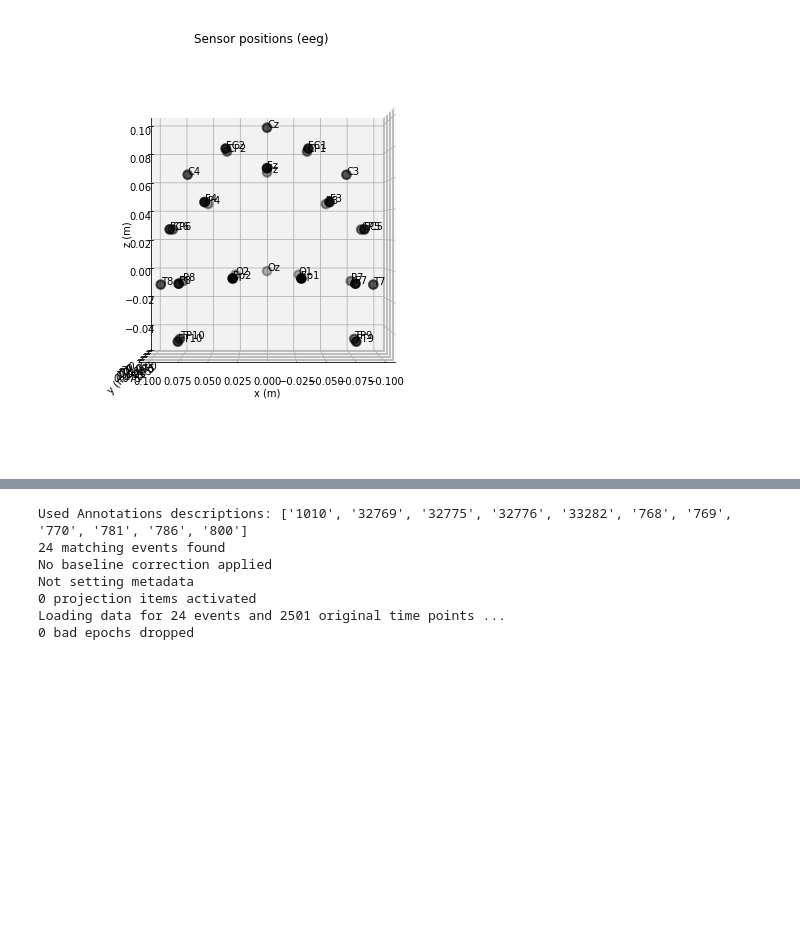
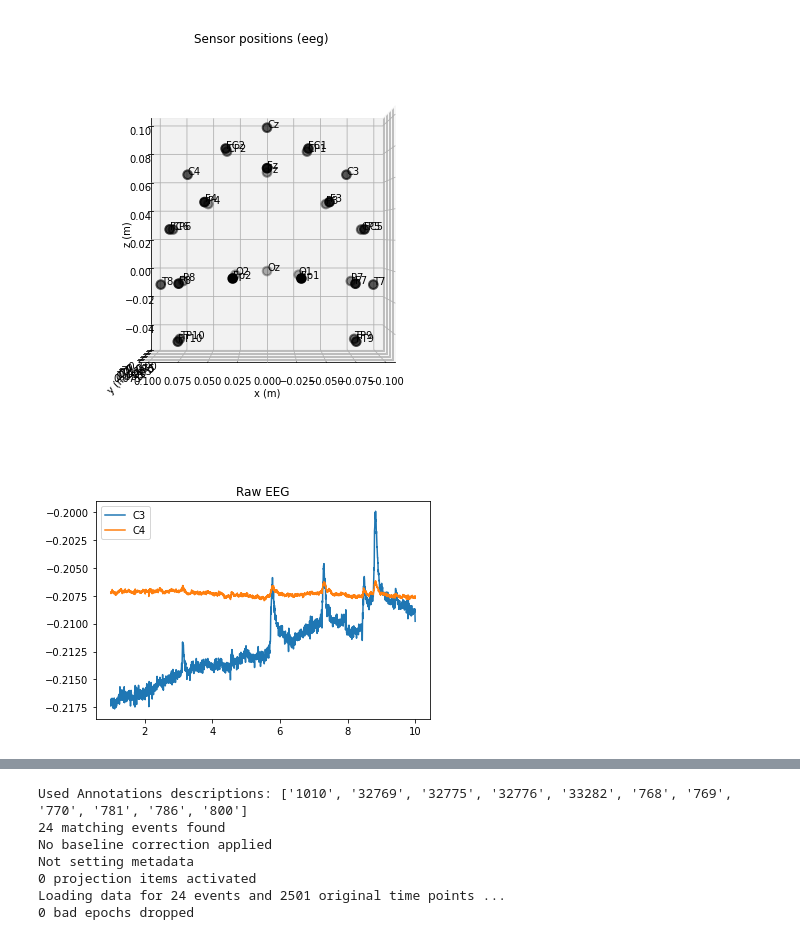
Before and after one commit to athanoid/eeg-mne-analysis, a Jupyter notebook: plot_decoding_csp_eeg.ipynb, the cells around one changed output, grey strips where cells are left out. Cells and saved outputs as stored; diff of their text form; code cells hidden in the pictures; blank space fills up the shorter version.

```diff
--- a/plot_decoding_csp_eeg.ipynb
+++ b/plot_decoding_csp_eeg.ipynb
@@ -93,3 +93,18 @@ Creating RawArray with float64 data, n_channels=32, n_times=1
     Range : 0 ... 0 =      0.000 ...     0.000 secs
 Ready.
 [figure]
+# %%
+def plot_two_chans(ch1, ch2, title):
+  channel_names = [ch1, ch2]
+  two_eeg_chans = raw[channel_names, 500:5000]
+  y_offset = np.array([5e-11, 0.001])  # just enough to separate the channel traces
+  x = two_eeg_chans[1]
+  y = two_eeg_chans[0].T + y_offset
+  lines = plt.plot(x, y)
+  plt.legend(lines, channel_names)
+  plt.title(title)
+  plt.show()
+
+plot_two_chans('C3','C4', 'Raw EEG')
+# %% [output]
+[figure, added]
```
Also changed, not shown: parts of 2 cells of this notebook.
